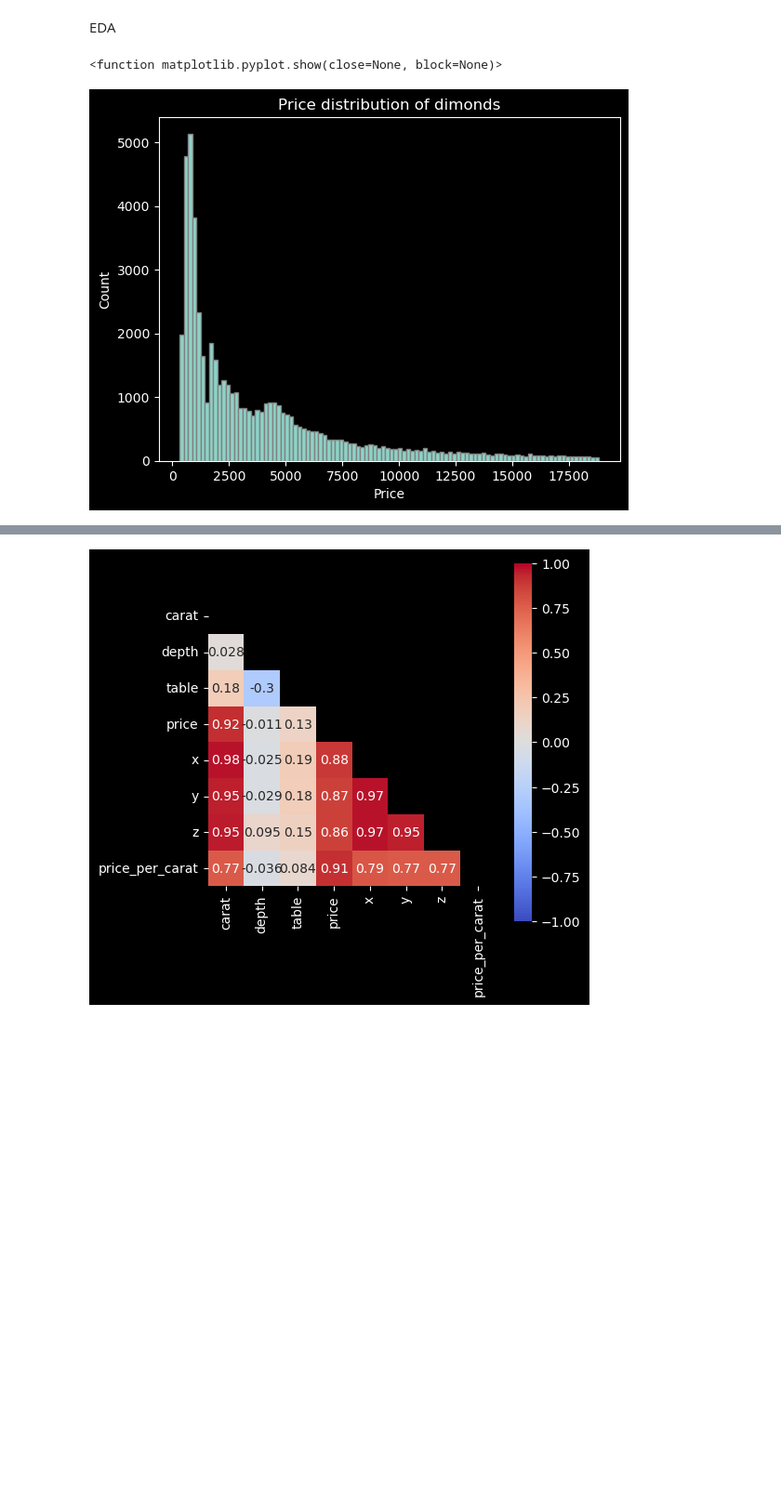
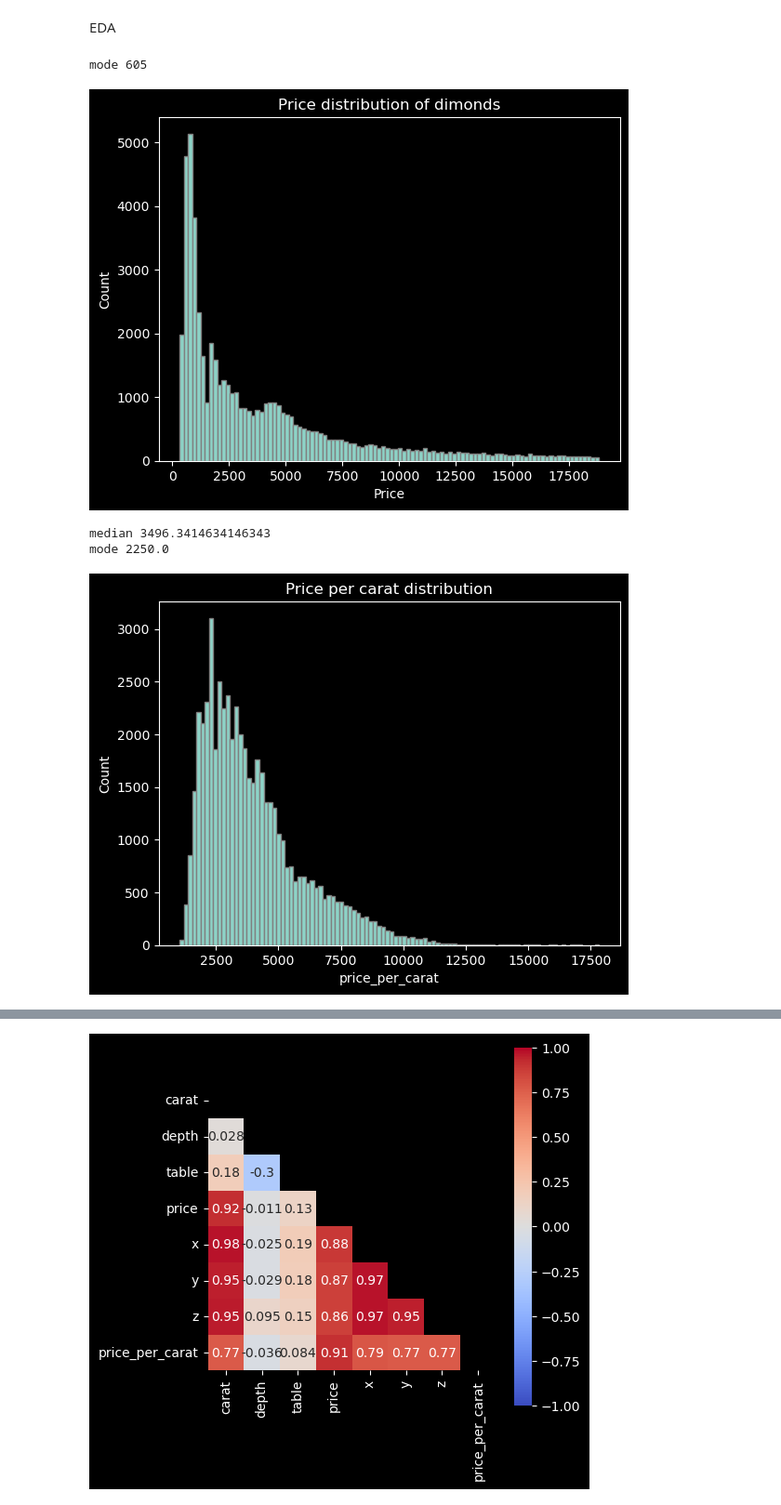
Before and after one commit to YanaOrf/Diamonds_analysis, a Jupyter notebook: Dimonds.ipynb, the cells around one changed output, grey strips where cells are left out. Shown at 93% size. Drawn from its saved outputs; the diff is of its cells as text; code cells hidden in the pictures; blank space fills up the shorter version.

```diff
--- a/Dimonds.ipynb
+++ b/Dimonds.ipynb
@@ -182,9 +225,29 @@ plt.ylabel("Count")
 plt.style.use("dark_background")
 plt.hist(x, num_bins,edgecolor="grey")
 plt.show
+print("mode",statss.mode(dimonds["price"]))
 # %% [output]
-<function matplotlib.pyplot.show(close=None, block=None)>
+mode 605
 [figure]
+# %%
+# Price distribution
+x=dimonds["price_per_carat"]
+num_bins=100
+
+plt.title("Price per carat distribution")
+plt.xlabel("price_per_carat")
+plt.ylabel("Count")
+plt.style.use("dark_background")
+plt.hist(x, num_bins,edgecolor="grey")
+plt.show
+
+
+print("median",statss.median(dimonds["price_per_carat"]))
+print("mode",statss.mode(dimonds["price_per_carat"]))
+# %% [output]
+median 3496.3414634146343
+mode 2250.0
+[figure, added]
 # %%
 #Distribution of
 
```
Also changed, not shown: parts of 19 cells of this notebook, 1 other file.
